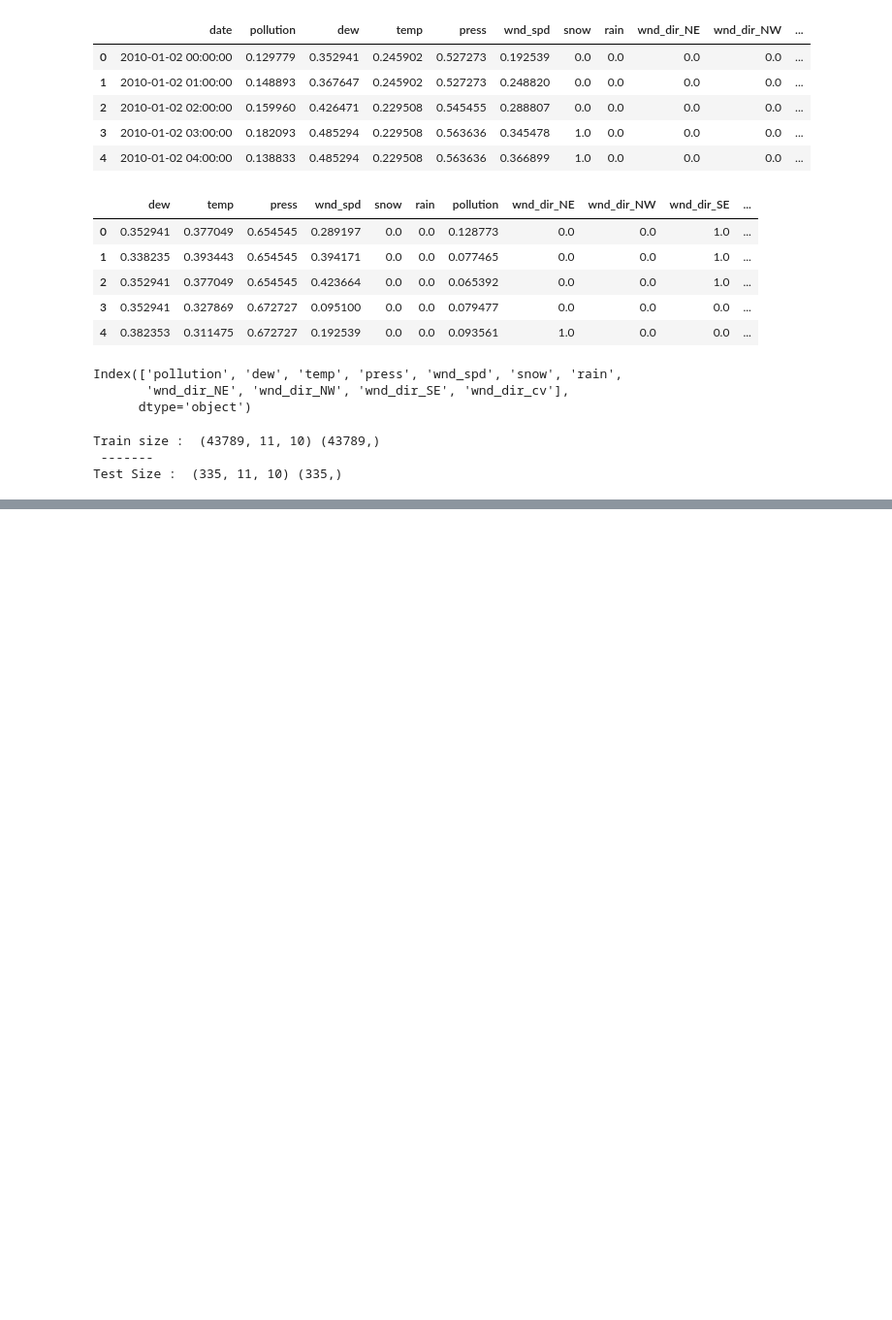
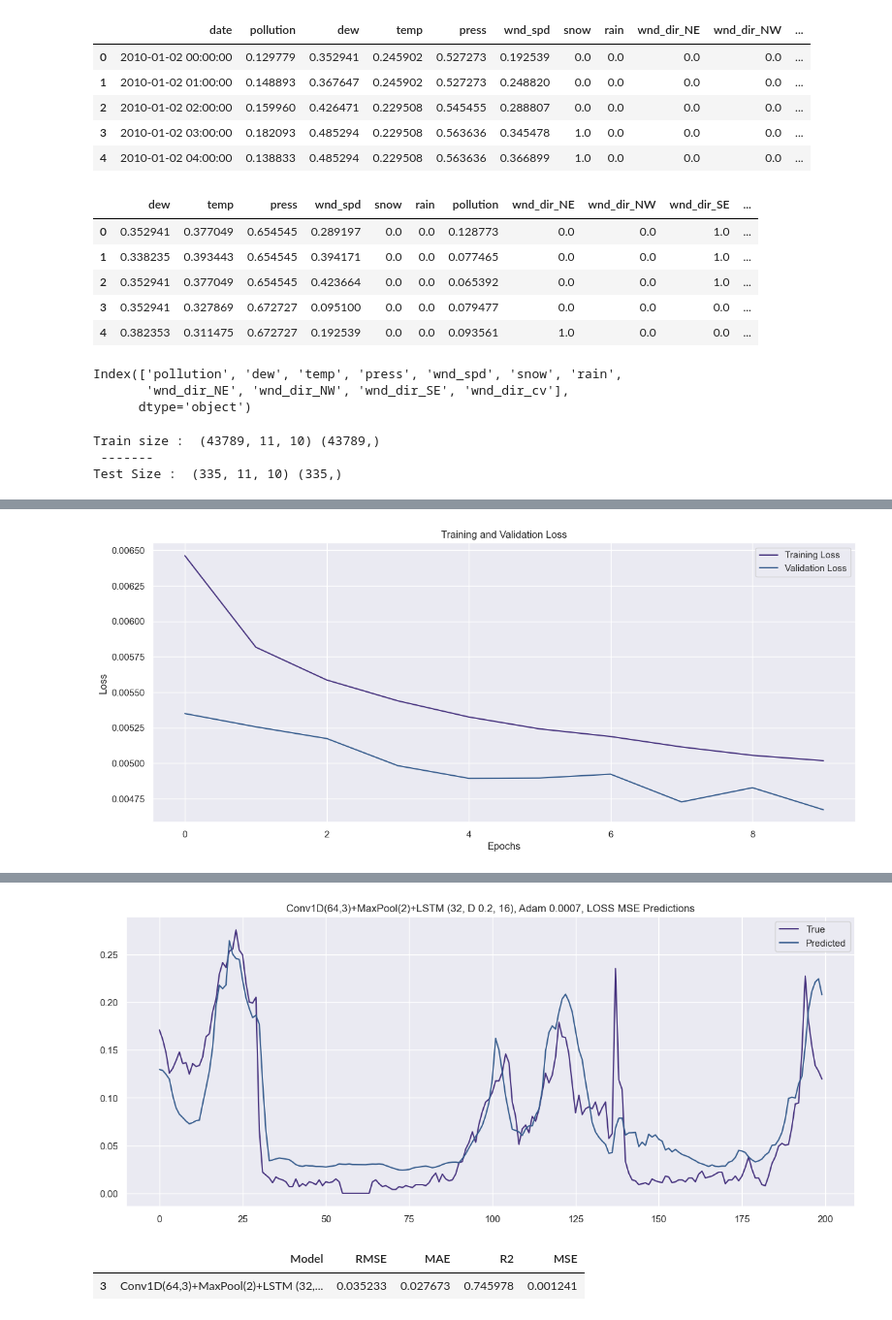
Before and after one commit to MilicaRangelov/Masinsko_ucenje, a Jupyter notebook: treci_projekat/air_pollution_forecast.ipynb, the cells around one changed output, grey strips where cells are left out. Shown at 97% size. Cells and saved outputs as stored; diff of their text form; code cells hidden in the pictures; blank space fills up the shorter version.

```diff
--- a/treci_projekat/air_pollution_forecast.ipynb
+++ b/treci_projekat/air_pollution_forecast.ipynb
@@ -257,0 +264,10 @@ from tensorflow.keras.optimizers import Adam, Nadam, SGD, Adamax
+# %%
+def plot_train_history(history):
+    plt.figure(figsize=(15, 6))
+    plt.plot(history.history['loss'], label='Training Loss')
+    plt.plot(history.history['val_loss'], label='Validation Loss')
+    plt.title('Training and Validation Loss')
+    plt.xlabel('Epochs')
+    plt.ylabel('Loss')
+    plt.legend()
+    plt.show()
@@ -513,0 +618,22 @@ Loss
+# %%
+model = tf.keras.Sequential([
+    tf.keras.layers.Conv1D(64, kernel_size=3, activation='relu',
+                           input_shape=(X_train.shape[1], X_train.shape[2])),
+    tf.keras.layers.MaxPooling1D(pool_size=2),
+    tf.keras.layers.Dropout(0.2),
+    tf.keras.layers.LSTM(32, input_shape=(
+        X_train.shape[1], X_train.shape[2]), return_sequences=True),
+    tf.keras.layers.Dropout(0.2),
+    tf.keras.layers.LSTM(16, return_sequences=False),
+    tf.keras.layers.Dense(1)
+])
+model.compile(
+    loss=tf.losses.MeanSquaredError(),
+    optimizer=tf.optimizers.Adam(learning_rate=0.0007),
+    metrics=[tf.metrics.RootMeanSquaredError()]
+)
+model.summary()
+history = model.fit(X_train, y_train,
+                    epochs=10, batch_size=32,
+                    validation_split=0.1,
+                    callbacks=[early_stopping, checkpoint])
@@ -513,0 +682,7 @@ Loss
+# %%
+plot_train_history(history)
+best_model = tf.keras.models.load_model('best_model.keras')
+test_model(best_model, 'Conv1D(64,3)+MaxPool(2)+LSTM (32, D 0.2, 16), Adam 0.0007, LOSS MSE',
+           X_test, y_test, 200)
+# %% [output]
+[figure, added]
@@ -514,3 +690,6 @@ Loss
+[figure, added]
+|  | Model | RMSE | MAE | R2 | MSE |
+| 3 | Conv1D(64,3)+MaxPool(2)+LSTM (32,... | 0.035233 | 0.027673 | 0.745978 | 0.001241 |
 # %%
 best_model = load_model('best_model.keras')
 test_predictions = best_model.predict(X_test).flatten()
```
Also changed, not shown: parts of 49 cells of this notebook.
